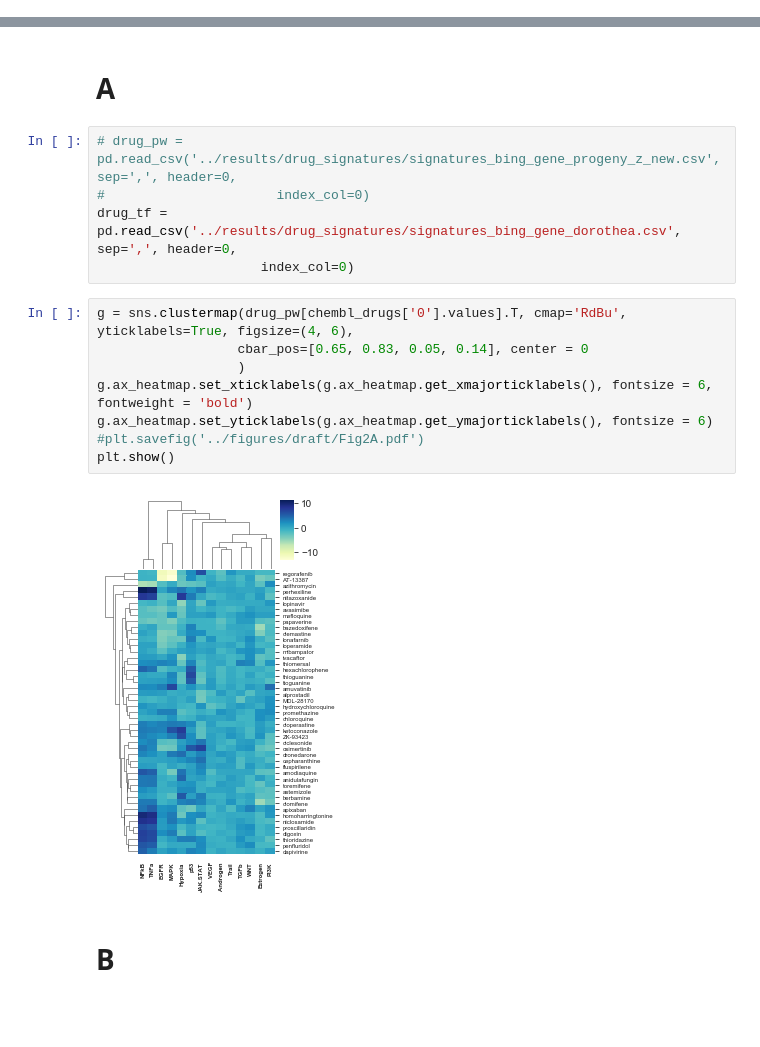
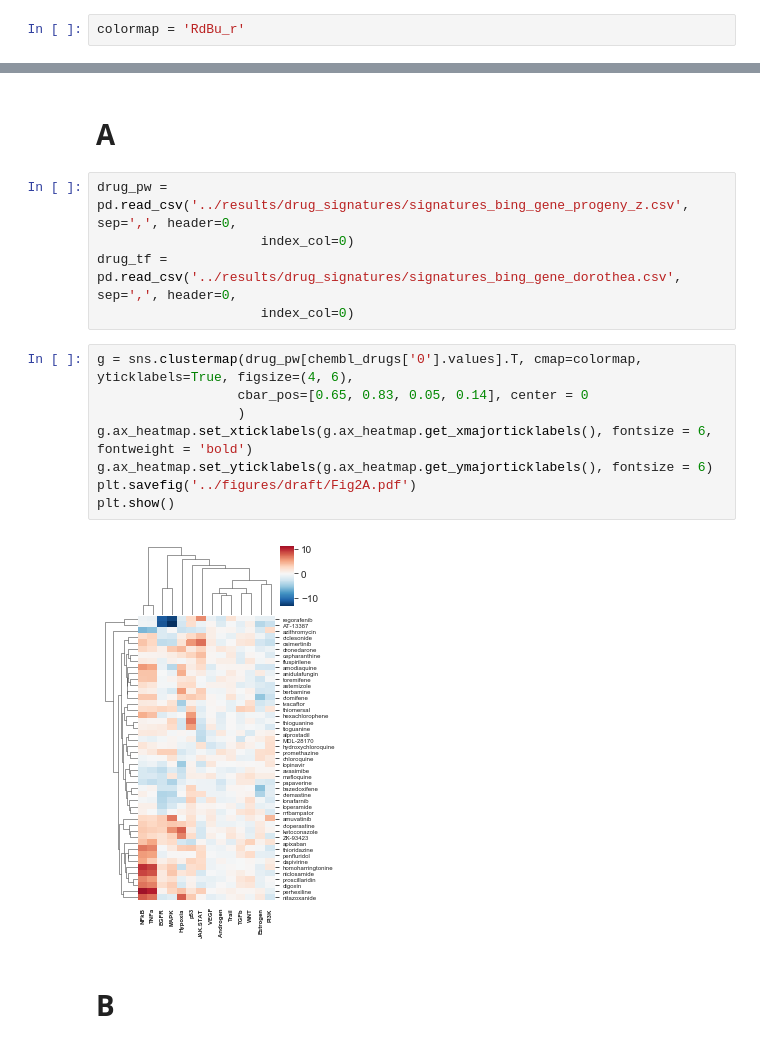
Before and after one commit to comp-sys-pharm/SARS-CoV-2-cholesterol, a Jupyter notebook: notebooks/figures_draft.ipynb, the cells around one changed output, grey strips where cells are left out. Saved outputs shown, nothing was run; the diff lists cells and outputs as text; blank space fills up the shorter version.

Commit message:
set color plaette RdBu_r

```diff
--- a/notebooks/figures_draft.ipynb
+++ b/notebooks/figures_draft.ipynb
@@ -15,3 +17,5 @@ from statsmodels.nonparametric.smoothers_lowess import lowess
+# %%
+colormap = 'RdBu_r'
 # %% [markdown]
 ## Figure 1
 # %% [markdown]
@@ -67,20 +70,20 @@ chembl_drugs = pd.read_csv('../results/drugs/chembl_drugs.csv', sep=',', header=
 # %% [markdown]
 # A
 # %%
-# drug_pw = pd.read_csv('../results/drug_signatures/signatures_bing_gene_progeny_z_new.csv', sep=',', header=0,
-#                      index_col=0)
+drug_pw = pd.read_csv('../results/drug_signatures/signatures_bing_gene_progeny_z.csv', sep=',', header=0,
+                     index_col=0)
 drug_tf = pd.read_csv('../results/drug_signatures/signatures_bing_gene_dorothea.csv', sep=',', header=0,
                      index_col=0)
 # %%
-g = sns.clustermap(drug_pw[chembl_drugs['0'].values].T, cmap='RdBu', yticklabels=True, figsize=(4, 6),
+g = sns.clustermap(drug_pw[chembl_drugs['0'].values].T, cmap=colormap, yticklabels=True, figsize=(4, 6),
                   cbar_pos=[0.65, 0.83, 0.05, 0.14], center = 0
                   )
 g.ax_heatmap.set_xticklabels(g.ax_heatmap.get_xmajorticklabels(), fontsize = 6, fontweight = 'bold')
 g.ax_heatmap.set_yticklabels(g.ax_heatmap.get_ymajorticklabels(), fontsize = 6)
-#plt.savefig('../figures/draft/Fig2A.pdf')
+plt.savefig('../figures/draft/Fig2A.pdf')
 plt.show()
 # %% [output]
-[figure, old version]
+[figure, new version]
 # %% [markdown]
 # B
 # %%
```
Also changed, not shown: parts of 11 cells of this notebook.
